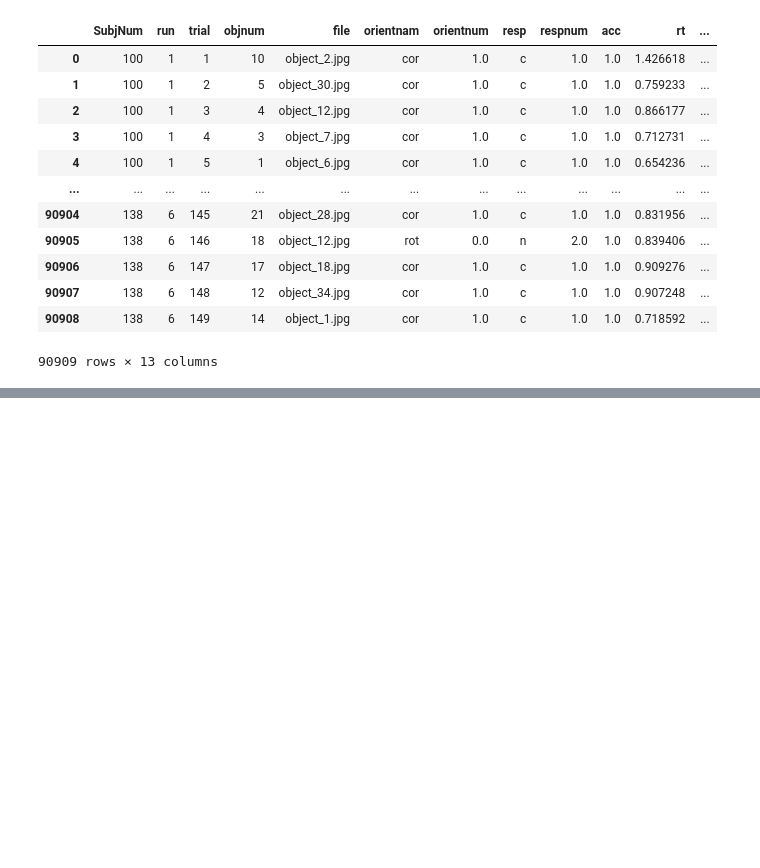
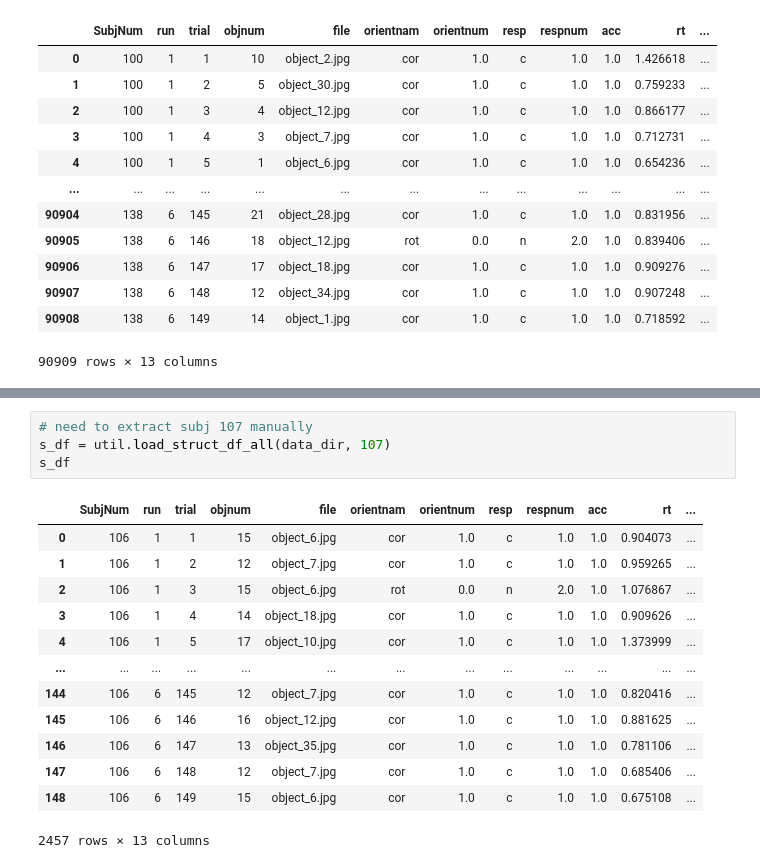
Before and after one commit to prestonlab/tesser_successor, a Jupyter notebook: rodrigo_test.ipynb, the cells around one changed output, grey strips where cells are left out. Drawn from its saved outputs; the diff is of its cells as text; blank space fills up the shorter version.

```diff
--- a/rodrigo_test.ipynb
+++ b/rodrigo_test.ipynb
@@ -71,0 +116,18 @@ ValueError: If using all scalar values, you must pass an index
+# %%
+# need to extract subj 107 manually
+s_df = util.load_struct_df_all(data_dir, 107)
+s_df
+# %% [output]
+|  | SubjNum | run | trial | objnum | file | orientnam | orientnum | resp | respnum | acc | rt | ... |
+| 0 | 106 | 1 | 1 | 15 | object_6.jpg | cor | 1.0 | c | 1.0 | 1.0 | 0.904073 | ... |
+| 1 | 106 | 1 | 2 | 12 | object_7.jpg | cor | 1.0 | c | 1.0 | 1.0 | 0.959265 | ... |
+| 2 | 106 | 1 | 3 | 15 | object_6.jpg | rot | 0.0 | n | 2.0 | 1.0 | 1.076867 | ... |
+| 3 | 106 | 1 | 4 | 14 | object_18.jpg | cor | 1.0 | c | 1.0 | 1.0 | 0.909626 | ... |
+| 4 | 106 | 1 | 5 | 17 | object_10.jpg | cor | 1.0 | c | 1.0 | 1.0 | 1.373999 | ... |
+| ... | ... | ... | ... | ... | ... | ... | ... | ... | ... | ... | ... | ... |
+| 144 | 106 | 6 | 145 | 12 | object_7.jpg | cor | 1.0 | c | 1.0 | 1.0 | 0.820416 | ... |
+| 145 | 106 | 6 | 146 | 16 | object_12.jpg | cor | 1.0 | c | 1.0 | 1.0 | 0.881625 | ... |
+| 146 | 106 | 6 | 147 | 13 | object_35.jpg | cor | 1.0 | c | 1.0 | 1.0 | 0.781106 | ... |
+| 147 | 106 | 6 | 148 | 12 | object_7.jpg | cor | 1.0 | c | 1.0 | 1.0 | 0.685406 | ... |
+| 148 | 106 | 6 | 149 | 15 | object_6.jpg | cor | 1.0 | c | 1.0 | 1.0 | 0.675108 | ... |
+2457 rows × 13 columns
```
Also changed, not shown: parts of 27 cells of this notebook, 5 other files.
